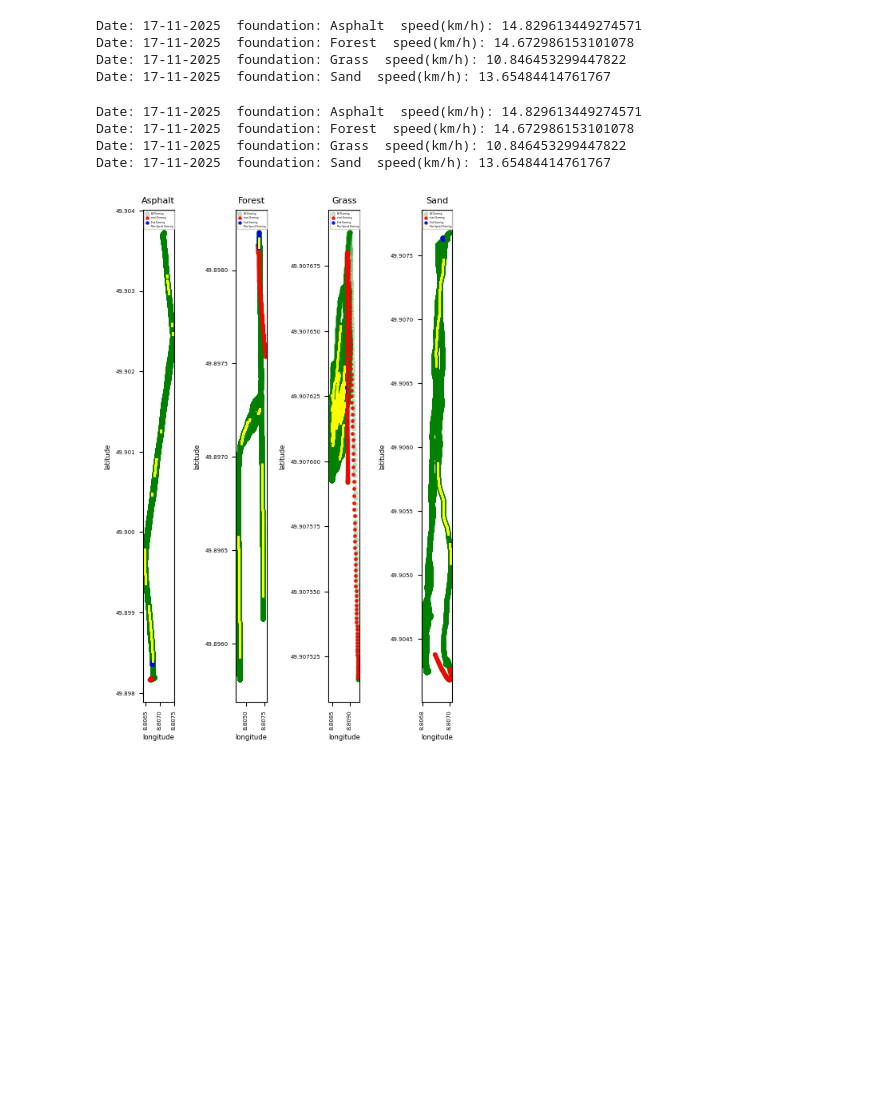
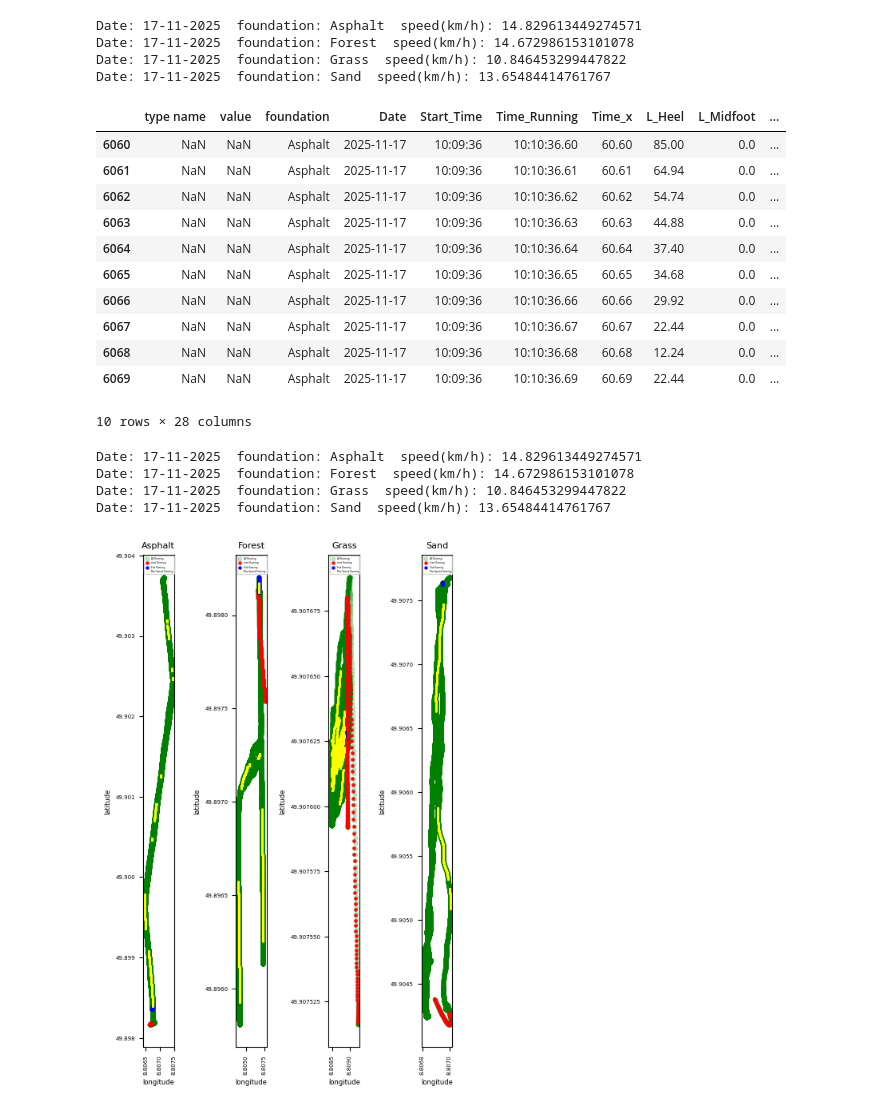
Before and after one commit to Mohsenmohebbi1993/Biomechanik, a Jupyter notebook: notebooks/3. Analysis Foot HeartRate GPX.ipynb, the cells around one changed output. Cells and saved outputs as stored; diff of their text form; code cells hidden in the pictures; blank space fills up the shorter version.

```diff
--- a/notebooks/3. Analysis Foot HeartRate GPX.ipynb
+++ b/notebooks/3. Analysis Foot HeartRate GPX.ipynb
@@ -117,6 +140,22 @@ Date: 17-11-2025  foundation: Asphalt  speed(km/h): 14.829613449274571
 Date: 17-11-2025  foundation: Forest  speed(km/h): 14.672986153101078
 Date: 17-11-2025  foundation: Grass  speed(km/h): 10.846453299447822
 Date: 17-11-2025  foundation: Sand  speed(km/h): 13.65484414761767
+# %%
+df = Asphalt_S07_01_341_Date_2025_11_17_Time_10_09_36
+df.dropna(subset=["latitude", "longitude"]).head(10)
+# %% [output]
+|  | type name | value | foundation | Date | Start_Time | Time_Running | Time_x | L_Heel | L_Midfoot | ... |
+| 6060 | NaN | NaN | Asphalt | 2025-11-17 | 10:09:36 | 10:10:36.60 | 60.60 | 85.00 | 0.0 | ... |
+| 6061 | NaN | NaN | Asphalt | 2025-11-17 | 10:09:36 | 10:10:36.61 | 60.61 | 64.94 | 0.0 | ... |
+| 6062 | NaN | NaN | Asphalt | 2025-11-17 | 10:09:36 | 10:10:36.62 | 60.62 | 54.74 | 0.0 | ... |
+| 6063 | NaN | NaN | Asphalt | 2025-11-17 | 10:09:36 | 10:10:36.63 | 60.63 | 44.88 | 0.0 | ... |
+| 6064 | NaN | NaN | Asphalt | 2025-11-17 | 10:09:36 | 10:10:36.64 | 60.64 | 37.40 | 0.0 | ... |
+| 6065 | NaN | NaN | Asphalt | 2025-11-17 | 10:09:36 | 10:10:36.65 | 60.65 | 34.68 | 0.0 | ... |
+| 6066 | NaN | NaN | Asphalt | 2025-11-17 | 10:09:36 | 10:10:36.66 | 60.66 | 29.92 | 0.0 | ... |
+| 6067 | NaN | NaN | Asphalt | 2025-11-17 | 10:09:36 | 10:10:36.67 | 60.67 | 22.44 | 0.0 | ... |
+| 6068 | NaN | NaN | Asphalt | 2025-11-17 | 10:09:36 | 10:10:36.68 | 60.68 | 12.24 | 0.0 | ... |
+| 6069 | NaN | NaN | Asphalt | 2025-11-17 | 10:09:36 | 10:10:36.69 | 60.69 | 22.44 | 0.0 | ... |
+10 rows × 28 columns
 # %%
 name_17 =  [name_of_dataframe[i] for i in [0, 1, 3, 4]]
 loc_plot = 1
```
Also changed, not shown: parts of 10 cells of this notebook.
